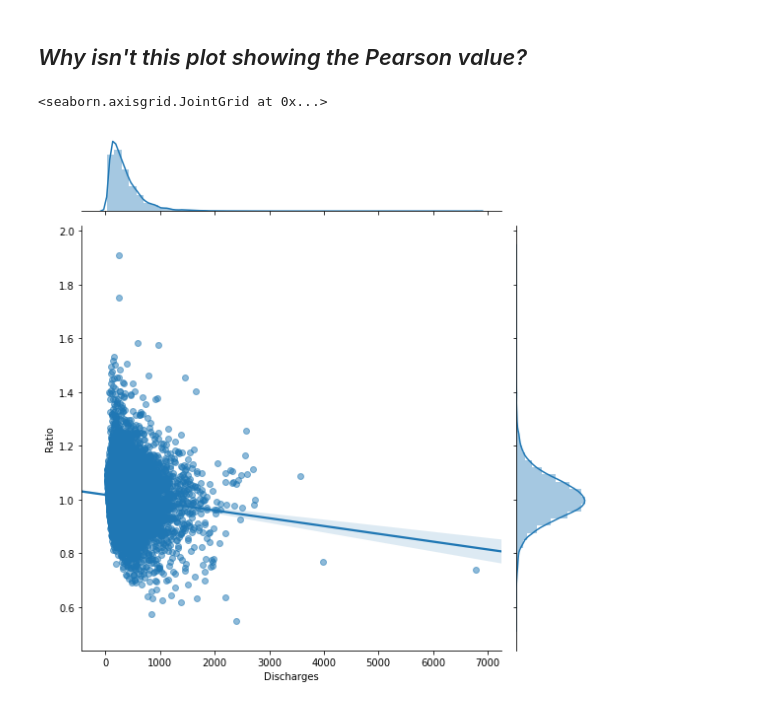
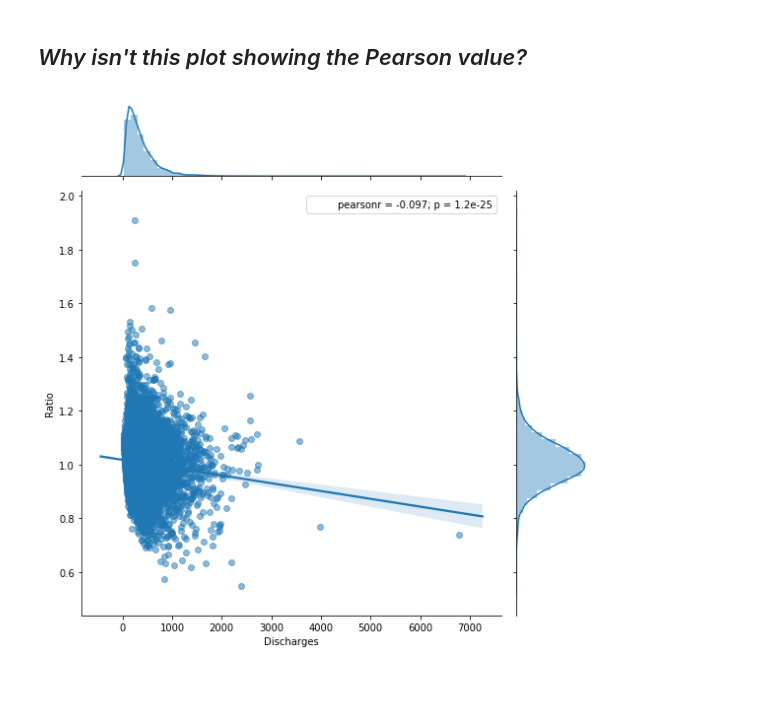
Before and after one commit to chudzikr/EDA, a Jupyter notebook: hypothesis_test_3_hospital-readmit_chudzik.ipynb, the cells around one changed output. Drawn from its saved outputs; the diff is of its cells as text; code cells hidden in the pictures.

```diff
--- a/hypothesis_test_3_hospital-readmit_chudzik.ipynb
+++ b/hypothesis_test_3_hospital-readmit_chudzik.ipynb
@@ -233,7 +233,8 @@ The jointplot visualization adds the Pearson's correlation coefficient and p-val
 # %% [markdown]
 ## *Why isn't this plot showing the Pearson value?*
 # %%
-sns.jointplot('Discharges', 'Ratio', data=df, size = 8, scatter_kws = {'alpha' : 0.5}, kind = 'reg')
+j = sns.jointplot('Discharges', 'Ratio', data=df, size = 8, scatter_kws = {'alpha' : 0.5}, kind = 'reg')
+j.annotate(stats.pearsonr)
+plt.show()
 # %% [output]
-<seaborn.axisgrid.JointGrid at 0x...>
-[figure, old version]
+[figure, new version]
```
